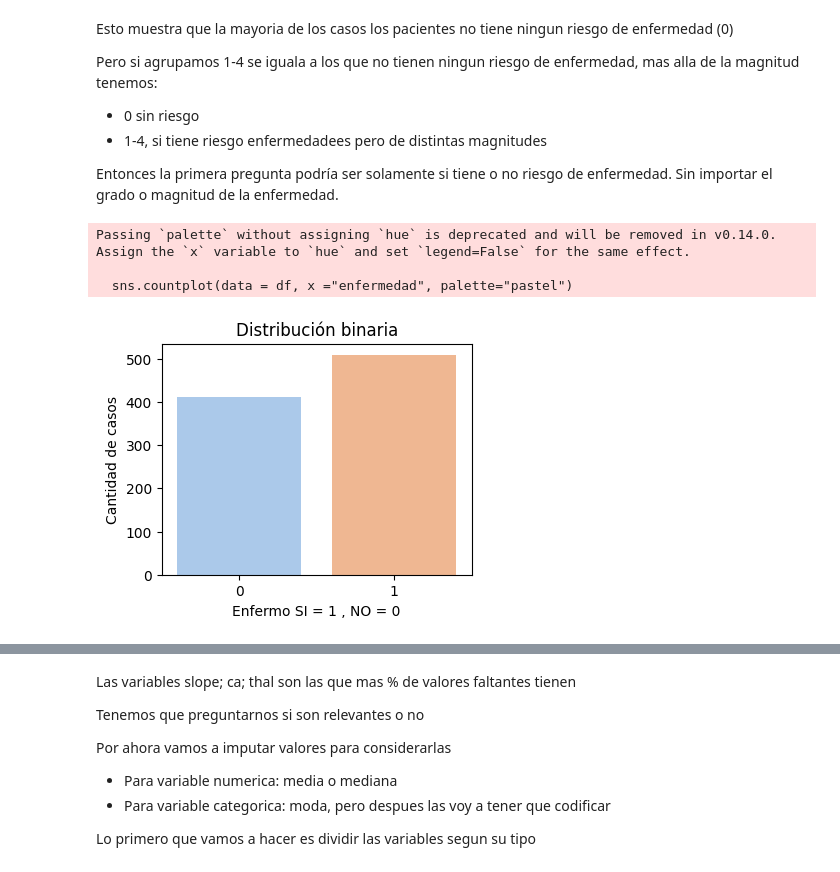
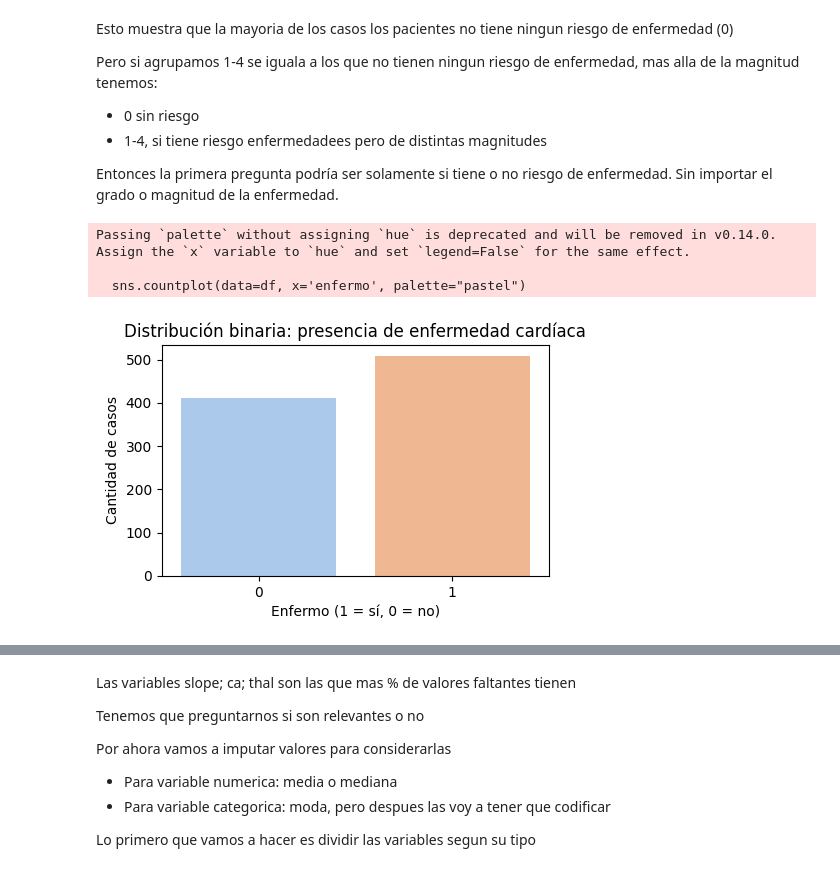
Before and after one commit to joseurquiza88/housing-price-analysis, a Jupyter notebook: heart_disease_uci/heart_disease_analysis.ipynb, the cells around one changed output, grey strips where cells are left out. Drawn from its saved outputs; the diff is of its cells as text; code cells hidden in the pictures.

```diff
--- a/heart_disease_uci/heart_disease_analysis.ipynb
+++ b/heart_disease_uci/heart_disease_analysis.ipynb
@@ -231,24 +284,22 @@ Pero si agrupamos 1-4 se iguala a los que no tienen ningun riesgo de enfermedad,
 - 1-4, si tiene riesgo enfermedadees pero de distintas magnitudes
 
 Entonces la primera pregunta podría ser solamente si tiene o no riesgo de enfermedad. Sin importar el grado o magnitud de la enfermedad.
-# %%
-#se crea nueva columna binaria "enfermo"
-df["enfermedad"] = df["num"].apply(lambda x:1 if x > 0 else 0)
-
-# VIualizamos
-plt.figure(figsize=(4,3))
-sns.countplot(data = df, x ="enfermedad", palette="pastel")
-plt.title ("Distribución binaria")
-plt.xlabel ("Enfermo SI = 1 , NO = 0" )
-plt.ylabel ("Cantidad de casos")
-plt.show()
-
-#Aca se ve claramente que hay mas personas enfermas que sanas
-# %% [output]
-Passing `palette` without assigning `hue` is deprecated and will be removed in v0.14.0. Assign the `x` variable to `hue` and set `legend=False` for the same effect.
-
-  sns.countplot(data = df, x ="enfermedad", palette="pastel")
-[figure, removed]
+# %%
+# Creamos una nueva columna binaria: 'enfermo'
+df['enfermo'] = df['num'].apply(lambda x: 1 if x > 0 else 0)
+
+# Visualizamos su distribución
+plt.figure(figsize=(5,3))
+sns.countplot(data=df, x='enfermo', palette="pastel")
+plt.title("Distribución binaria: presencia de enfermedad cardíaca")
+plt.xlabel("Enfermo (1 = sí, 0 = no)")
+plt.ylabel("Cantidad de casos")
+plt.show()
+# %% [output]
+Passing `palette` without assigning `hue` is deprecated and will be removed in v0.14.0. Assign the `x` variable to `hue` and set `legend=False` for the same effect.
+
+  sns.countplot(data=df, x='enfermo', palette="pastel")
+[figure, added]
 # %%
 # Analisis de valores nulls por cada variable
 
```
Also changed, not shown: parts of 23 cells of this notebook, 1 other file.
